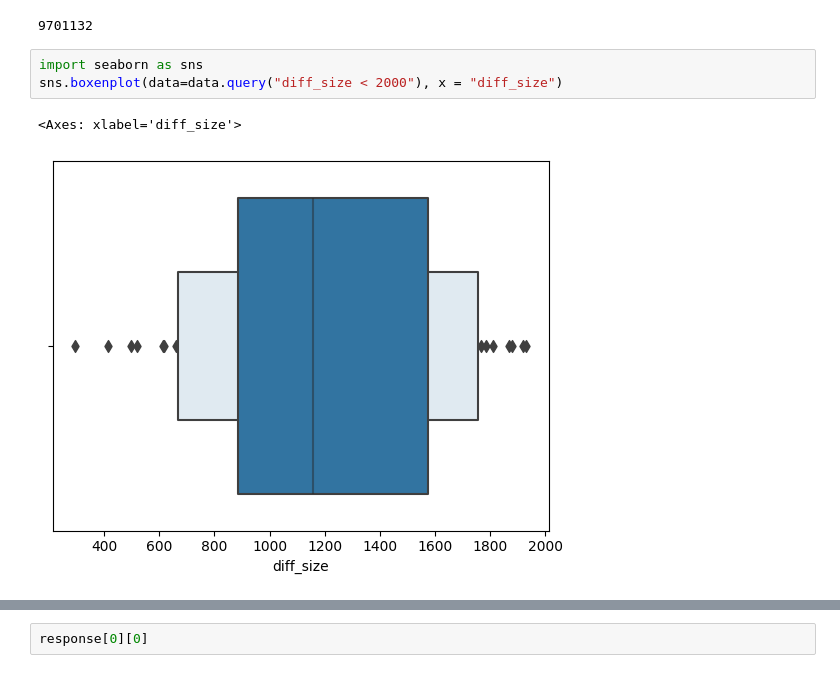
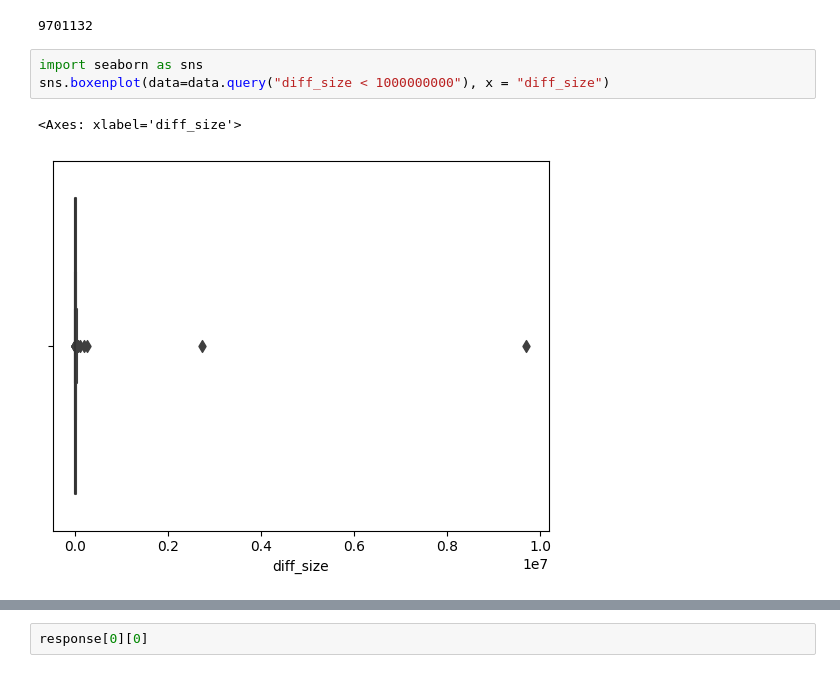
Before and after one commit to OmarKarame/CodeTech-Engine-Data-Science, a Jupyter notebook: ben_tests/test.ipynb, the cells around one changed output, grey strips where cells are left out. Drawn from its saved outputs; the diff is of its cells as text.

```diff
--- a/ben_tests/test.ipynb
+++ b/ben_tests/test.ipynb
@@ -131,7 +135,7 @@ data["diff_size"].max()
 9701132
 # %%
 import seaborn as sns
-sns.boxenplot(data=data.query("diff_size < 2000"), x = "diff_size")
+sns.boxenplot(data=data.query("diff_size < 1000000000"), x = "diff_size")
 # %% [output]
 <Axes: xlabel='diff_size'>
-[figure, old version]
+[figure, new version]
```
Also changed, not shown: parts of 6 cells of this notebook.
